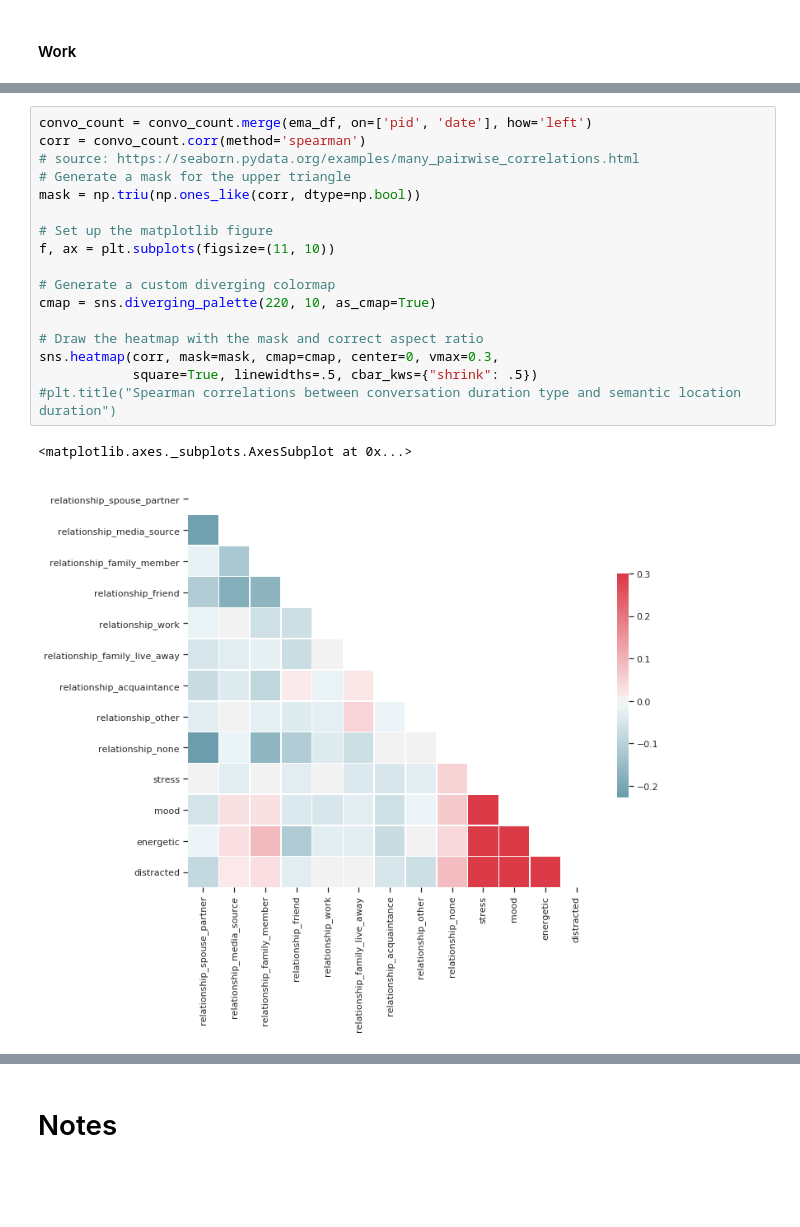
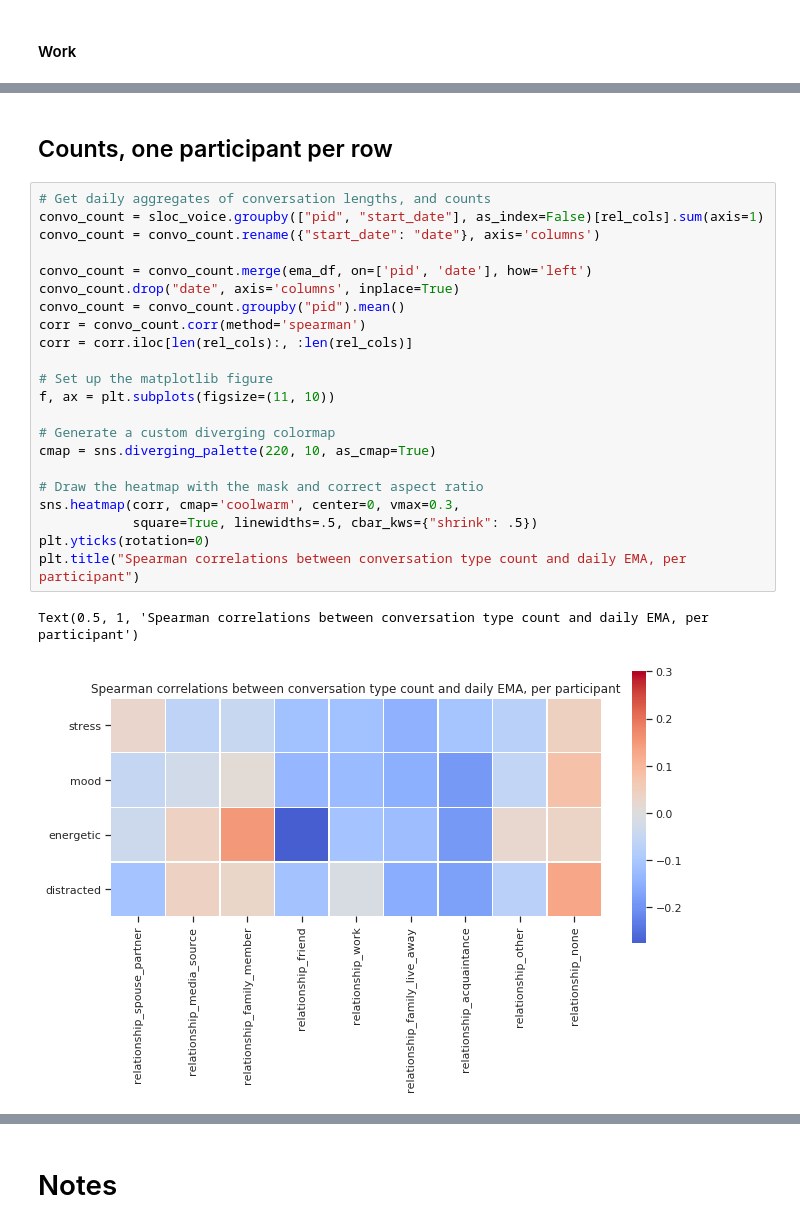
Before and after one commit to tliu526/lifesense, a Jupyter notebook: vad-exploration.ipynb, the cells around one changed output, grey strips where cells are left out. Saved outputs shown, nothing was run; the diff lists cells and outputs as text; blank space fills up the shorter version.

```diff
--- a/vad-exploration.ipynb
+++ b/vad-exploration.ipynb
@@ -660,22 +820,29 @@ convo_count = convo_count.rename({"start_date": "date"}, axis='columns')
+# %% [markdown]
+## Counts, one participant per row
 # %%
+# Get daily aggregates of conversation lengths, and counts
+convo_count = sloc_voice.groupby(["pid", "start_date"], as_index=False)[rel_cols].sum(axis=1)
+convo_count = convo_count.rename({"start_date": "date"}, axis='columns')
+
 convo_count = convo_count.merge(ema_df, on=['pid', 'date'], how='left')
+convo_count.drop("date", axis='columns', inplace=True)
+convo_count = convo_count.groupby("pid").mean()
 corr = convo_count.corr(method='spearman')
-# source: https://seaborn.pydata.org/examples/many_pairwise_correlations.html
-# Generate a mask for the upper triangle
-mask = np.triu(np.ones_like(corr, dtype=np.bool))
+corr = corr.iloc[len(rel_cols):, :len(rel_cols)]
 
 # Set up the matplotlib figure
 f, ax = plt.subplots(figsize=(11, 10))
 
 # Generate a custom diverging colormap
 cmap = sns.diverging_palette(220, 10, as_cmap=True)
 
 # Draw the heatmap with the mask and correct aspect ratio
-sns.heatmap(corr, mask=mask, cmap=cmap, center=0, vmax=0.3,
+sns.heatmap(corr, cmap='coolwarm', center=0, vmax=0.3,
             square=True, linewidths=.5, cbar_kws={"shrink": .5})
-#plt.title("Spearman correlations between conversation duration type and semantic location duration")
+plt.yticks(rotation=0)
+plt.title("Spearman correlations between conversation type count and daily EMA, per participant")
 # %% [output]
-<matplotlib.axes._subplots.AxesSubplot at 0x...>
+Text(0.5, 1, 'Spearman correlations between conversation type count and daily EMA, per participant')
-[figure, old version]
+[figure, new version]
 # %%
 count_corr_details = pg.pairwise_corr(data=convo_count, method="spearman", padjust="fdr_bh")
```
Also changed, not shown: parts of 32 cells of this notebook.
